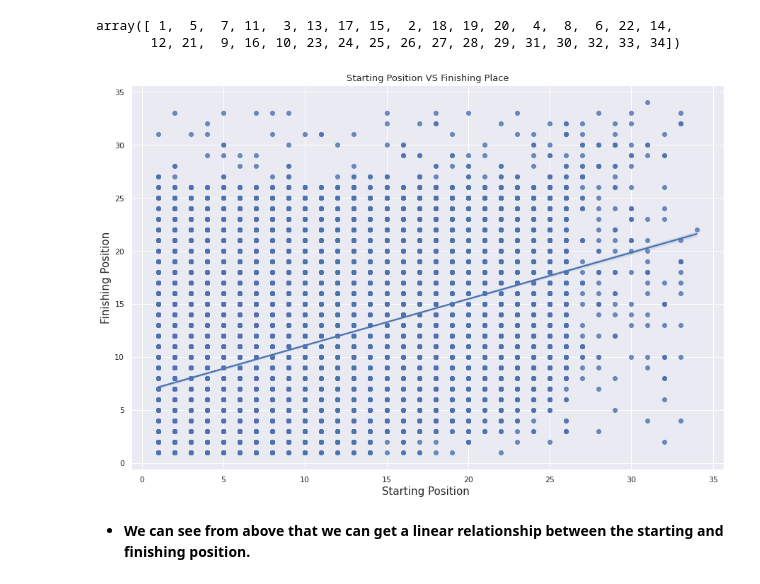
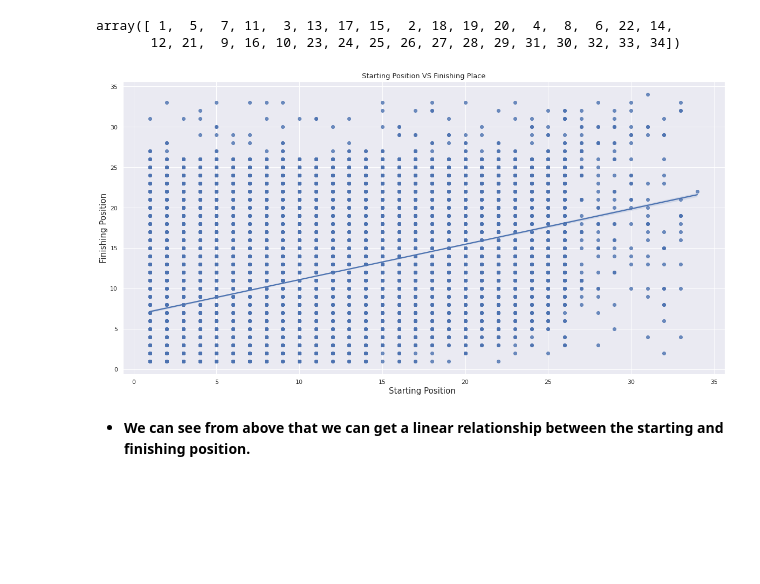
Before and after one commit to Kousikdutta1/Formula-1-Data-Analysis, a Jupyter notebook: Formula_1_Exploratory_Data_Analysis.ipynb, the cells around one changed output. Cells and saved outputs as stored; diff of their text form; code cells hidden in the pictures; blank space fills up the shorter version.

```diff
--- a/Formula_1_Exploratory_Data_Analysis.ipynb
+++ b/Formula_1_Exploratory_Data_Analysis.ipynb
@@ -649,15 +657,15 @@ array([ 1,  5,  7, 11,  3, 13, 17, 15,  2, 18, 19, 20,  4,  8,  6, 22, 14,
 # %%
 # Let's plot a barplot for the Most Number of GP Wins V/S Constructor Names.
 
-plt.figure(figsize=(15,10))
+plt.figure(figsize=(20,10))
 sns.set(style="darkgrid")
 sns.regplot(x = "grid", y = 'positionOrder', data = f1df_no_pitlane)
 plt.title("Starting Position VS Finishing Place", fontsize = 13)
 plt.ylabel("Finishing Position", fontsize = 15)
 plt.xlabel("Starting Position ", fontsize = 15)
 plt.show()
 # %% [output]
-[figure, old version]
+[figure, new version]
 # %% [markdown]
 * **We can see from above that we can get a linear relationship between the starting and finishing position.**
 # %%
```
Also changed, not shown: parts of 15 cells of this notebook.
